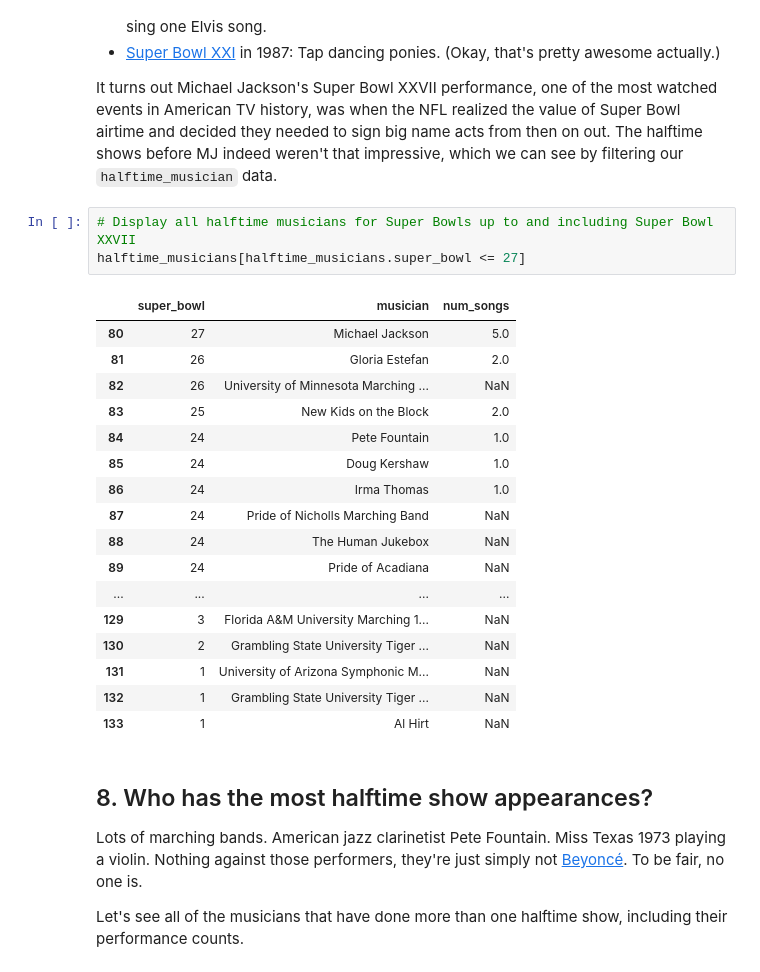
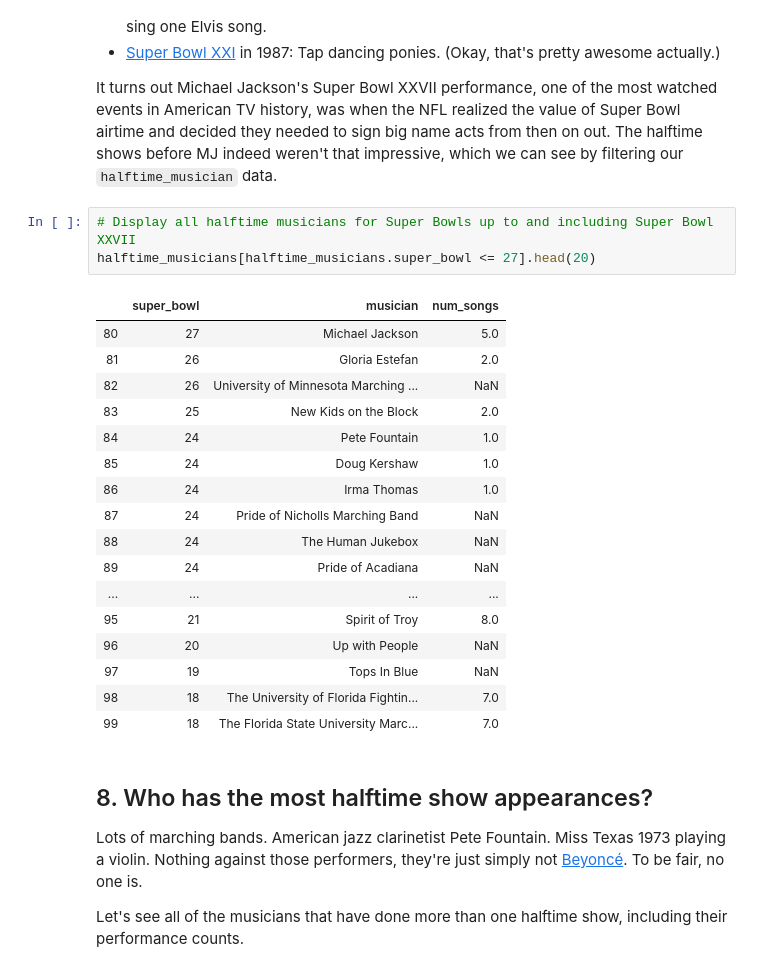
Before and after one commit to mb-la/Ind.-Projects, a Jupyter notebook: TV, Halftime Shows, and the Big Game/notebook.ipynb, the cells around one changed output. Cells and saved outputs as stored; diff of their text form.

```diff
--- a/TV, Halftime Shows, and the Big Game/notebook.ipynb
+++ b/TV, Halftime Shows, and the Big Game/notebook.ipynb
@@ -200,25 +189,25 @@ plt.tight_layout()
 <p>It turns out Michael Jackson's Super Bowl XXVII performance, one of the most watched events in American TV history, was when the NFL realized the value of Super Bowl airtime and decided they needed to sign big name acts from then on out. The halftime shows before MJ indeed weren't that impressive, which we can see by filtering our <code>halftime_musician</code> data.</p>
 # %%
 # Display all halftime musicians for Super Bowls up to and including Super Bowl XXVII
-halftime_musicians[halftime_musicians.super_bowl <= 27]
+halftime_musicians[halftime_musicians.super_bowl <= 27].head(20)
 # %% [output]
 |  | super_bowl | musician | num_songs |
 | 80 | 27 | Michael Jackson | 5.0 |
 | 81 | 26 | Gloria Estefan | 2.0 |
 | 82 | 26 | University of Minnesota Marching ... | NaN |
 | 83 | 25 | New Kids on the Block | 2.0 |
 | 84 | 24 | Pete Fountain | 1.0 |
 | 85 | 24 | Doug Kershaw | 1.0 |
 | 86 | 24 | Irma Thomas | 1.0 |
 | 87 | 24 | Pride of Nicholls Marching Band | NaN |
 | 88 | 24 | The Human Jukebox | NaN |
 | 89 | 24 | Pride of Acadiana | NaN |
 | ... | ... | ... | ... |
-| 129 | 3 | Florida A&M University Marching 1... | NaN |
-| 130 | 2 | Grambling State University Tiger ... | NaN |
-| 131 | 1 | University of Arizona Symphonic M... | NaN |
-| 132 | 1 | Grambling State University Tiger ... | NaN |
-| 133 | 1 | Al Hirt | NaN |
+| 95 | 21 | Spirit of Troy | 8.0 |
+| 96 | 20 | Up with People | NaN |
+| 97 | 19 | Tops In Blue | NaN |
+| 98 | 18 | The University of Florida Fightin... | 7.0 |
+| 99 | 18 | The Florida State University Marc... | 7.0 |
 # %% [markdown]
 ## 8. Who has the most halftime show appearances?
 <p>Lots of marching bands. American jazz clarinetist Pete Fountain. Miss Texas 1973 playing a violin. Nothing against those performers, they're just simply not <a href="https://www.youtube.com/watch?v=suIg9kTGBVI">Beyoncé</a>. To be fair, no one is.</p>
```
Also changed, not shown: parts of 6 cells of this notebook.
